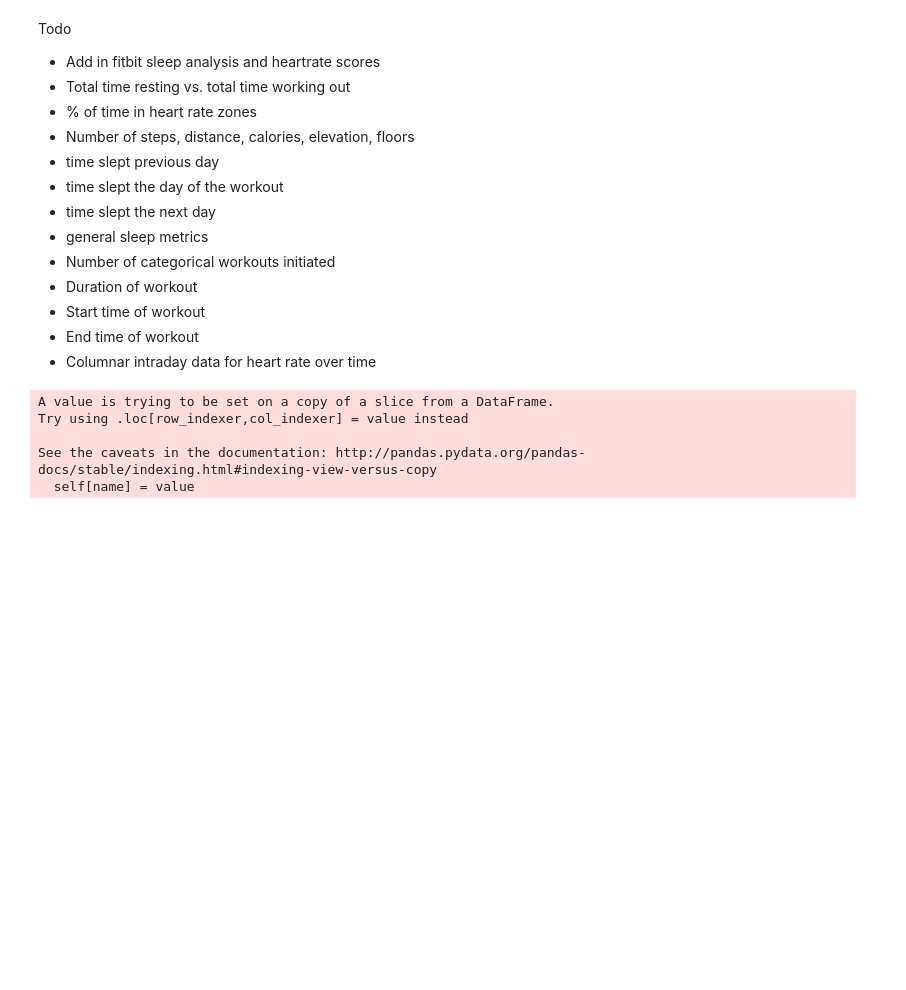
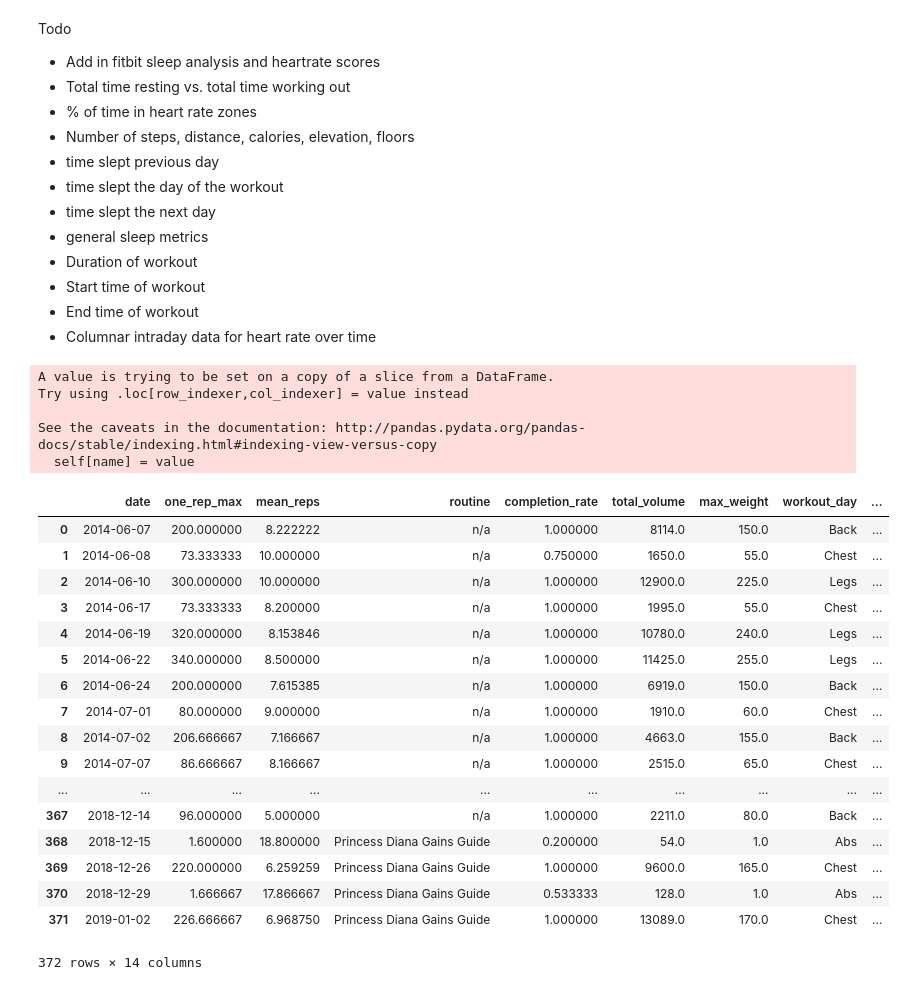
Before and after one commit to William-Greenlaw/Big_Data_Big_Gains, a Jupyter notebook: format_workout_data.ipynb, the cells around one changed output. Cells and saved outputs as stored; diff of their text form; code cells hidden in the pictures; blank space fills up the shorter version.

Commit message:
Wrote function to handle importing latest fitnotes data so I don't have to rename fitnotes exports manually after exporting from Anroid to Google Drive

```diff
--- a/format_workout_data.ipynb
+++ b/format_workout_data.ipynb
@@ -16,7 +16,6 @@ Todo
 - time slept the day of the workout
 - time slept the next day
 - general sleep metrics
-- Number of categorical workouts initiated
 - Duration of workout
 - Start time of workout
 - End time of workout
@@ -76,6 +75,12 @@ def impute_workout_features(df, routines):
 
     return df
 
+def calculate_age(date):
+    '''Calculate how old I am on a particular date'''
+    #source: https://stackoverflow.com/questions/2217488/age-from-birthdate-in-python/2259711
+    #My age is today's year minus the year of my birth.
+    return date.year - born.year - ((date.month, date.day) < (born.month, born.day))
+
 def compute_gains_matrix(df):
     '''Create matrix of aggregated key performance indicators for workouts'''
     #remove cardio workouts
@@ -105,9 +110,9 @@ def compute_gains_matrix(df):
     gains = gains.reset_index().sort_values(['workout_day', 'date'])
     gains['days_since_last_workout_day'] = gains.groupby('workout_day').apply(lambda g: g.reset_index().date.diff().fillna(0)).values
     gains['weekday'] = gains.date.dt.weekday_name
-    #come back to fix age function
+    #calculate my age
     born = date(1995, 1, 1)
-    gains['age'] = gains['date'].dt.date.sub(born).dt.days.div(365).apply(np.floor).astype(int)
+    gains['age'] = gains['date'].dt.date.apply(calculate_age)
     #as of merge to get last known weight and then interpolate
     gains = gains.sort_values('date')
     gains = pd.merge_asof(gains, weight[['date', 'weight']], on = 'date')
@@ -115,7 +120,8 @@ def compute_gains_matrix(df):
     gains.rename(columns = {'weight': 'bodyweight'}, inplace = True)
     return gains
 # %%
-fitnotes = pd.read_csv('fitnotes/FitNotes_Export.csv').pipe(format_columns)
+saved_workouts = glob.glob('fitnotes/Fitnotes*.csv')
+fitnotes = pd.read_csv(saved_workouts[-1]).pipe(format_columns)
 routines = pd.read_csv('routines.csv',
                          parse_dates = ['Start Date', 'End Date']).pipe(format_columns)
 
@@ -131,3 +137,24 @@ Try using .loc[row_indexer,col_indexer] = value instead
 
 See the caveats in the documentation: http://pandas.pydata.org/pandas-docs/stable/indexing.html#indexing-view-versus-copy
   self[name] = value
+# %%
+gains
+# %% [output]
+|  | date | one_rep_max | mean_reps | routine | completion_rate | total_volume | max_weight | workout_day | ... |
+| 0 | 2014-06-07 | 200.000000 | 8.222222 | n/a | 1.000000 | 8114.0 | 150.0 | Back | ... |
+| 1 | 2014-06-08 | 73.333333 | 10.000000 | n/a | 0.750000 | 1650.0 | 55.0 | Chest | ... |
+| 2 | 2014-06-10 | 300.000000 | 10.000000 | n/a | 1.000000 | 12900.0 | 225.0 | Legs | ... |
+| 3 | 2014-06-17 | 73.333333 | 8.200000 | n/a | 1.000000 | 1995.0 | 55.0 | Chest | ... |
+| 4 | 2014-06-19 | 320.000000 | 8.153846 | n/a | 1.000000 | 10780.0 | 240.0 | Legs | ... |
+| 5 | 2014-06-22 | 340.000000 | 8.500000 | n/a | 1.000000 | 11425.0 | 255.0 | Legs | ... |
+| 6 | 2014-06-24 | 200.000000 | 7.615385 | n/a | 1.000000 | 6919.0 | 150.0 | Back | ... |
+| 7 | 2014-07-01 | 80.000000 | 9.000000 | n/a | 1.000000 | 1910.0 | 60.0 | Chest | ... |
+| 8 | 2014-07-02 | 206.666667 | 7.166667 | n/a | 1.000000 | 4663.0 | 155.0 | Back | ... |
+| 9 | 2014-07-07 | 86.666667 | 8.166667 | n/a | 1.000000 | 2515.0 | 65.0 | Chest | ... |
+| ... | ... | ... | ... | ... | ... | ... | ... | ... | ... |
+| 367 | 2018-12-14 | 96.000000 | 5.000000 | n/a | 1.000000 | 2211.0 | 80.0 | Back | ... |
+| 368 | 2018-12-15 | 1.600000 | 18.800000 | Princess Diana Gains Guide | 0.200000 | 54.0 | 1.0 | Abs | ... |
+| 369 | 2018-12-26 | 220.000000 | 6.259259 | Princess Diana Gains Guide | 1.000000 | 9600.0 | 165.0 | Chest | ... |
+| 370 | 2018-12-29 | 1.666667 | 17.866667 | Princess Diana Gains Guide | 0.533333 | 128.0 | 1.0 | Abs | ... |
+| 371 | 2019-01-02 | 226.666667 | 6.968750 | Princess Diana Gains Guide | 1.000000 | 13089.0 | 170.0 | Chest | ... |
+372 rows × 14 columns
```
